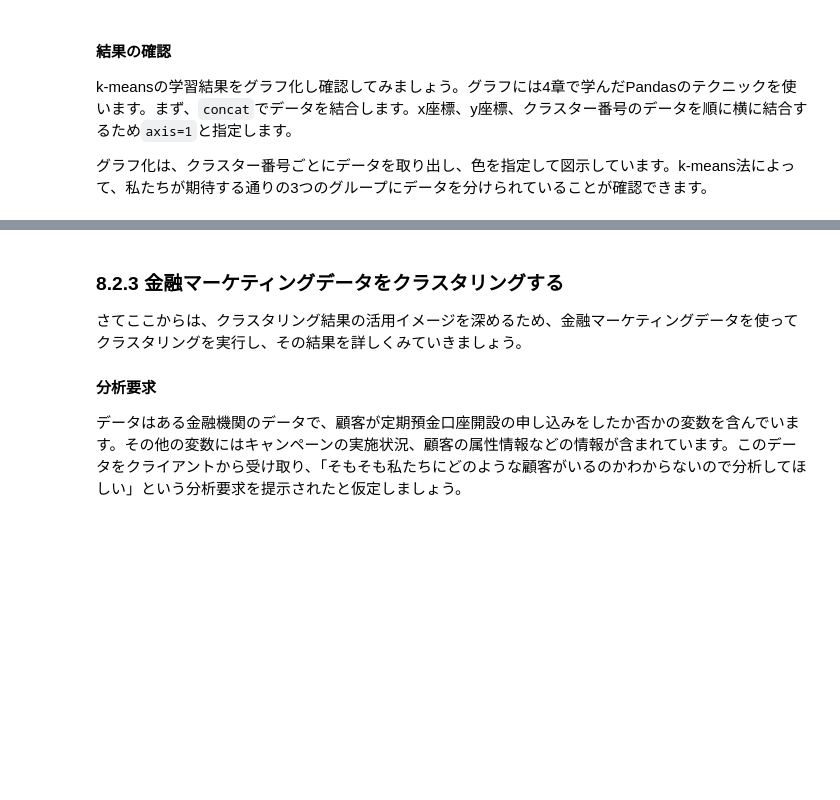
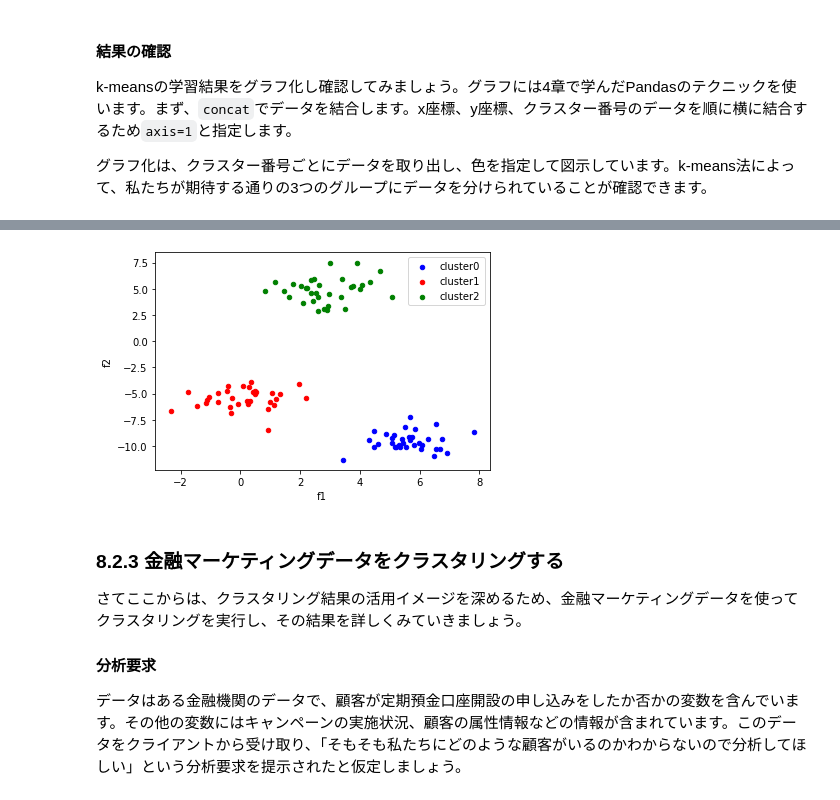
Before and after one commit to makkimaki/GCIwinter2019_assignments, a Jupyter notebook: week6/chapter8.ipynb, the cells around one changed output, grey strips where cells are left out. Saved outputs shown, nothing was run; the diff lists cells and outputs as text; code cells hidden in the pictures; blank space fills up the shorter version.

```diff
--- a/week6/chapter8.ipynb
+++ b/week6/chapter8.ipynb
@@ -152,6 +169,13 @@ kmeans.fit(X)
 
 # クラスター番号を予測
 y_pred = kmeans.predict(X)
+# %%
+#practice
+kmeans = KMeans(init="random", n_clusters=3)
+
+kmeans.fit(X)
+
+y_pred = kmeans.predict(X)
 # %% [markdown]
 #### 結果の確認
 
@@ -175,3 +201,14 @@ for i, data in merge_data.groupby('cluster'):
+# %%
+merge_data = pd.concat([pd.DataFrame(X[:,0]), pd.DataFrame(X[:,1]), pd.DataFrame(y_pred)], axis=1)
+
+merge_data.columns = ["f1", "f2", "cluster"]
+
+ax = None
+colors = ["blue", "red", "green"]
+for i, data in merge_data.groupby("cluster"):
+    ax = data.plot.scatter(x="f1", y="f2", color=colors[i], label=f"cluster{i}", ax=ax)
+# %% [output]
+[figure, added]
 # %% [markdown]
 ### 8.2.3 金融マーケティングデータをクラスタリングする
 さてここからは、クラスタリング結果の活用イメージを深めるため、金融マーケティングデータを使ってクラスタリングを実行し、その結果を詳しくみていきましょう。
```
Also changed, not shown: parts of 52 cells of this notebook, 6 other files.
